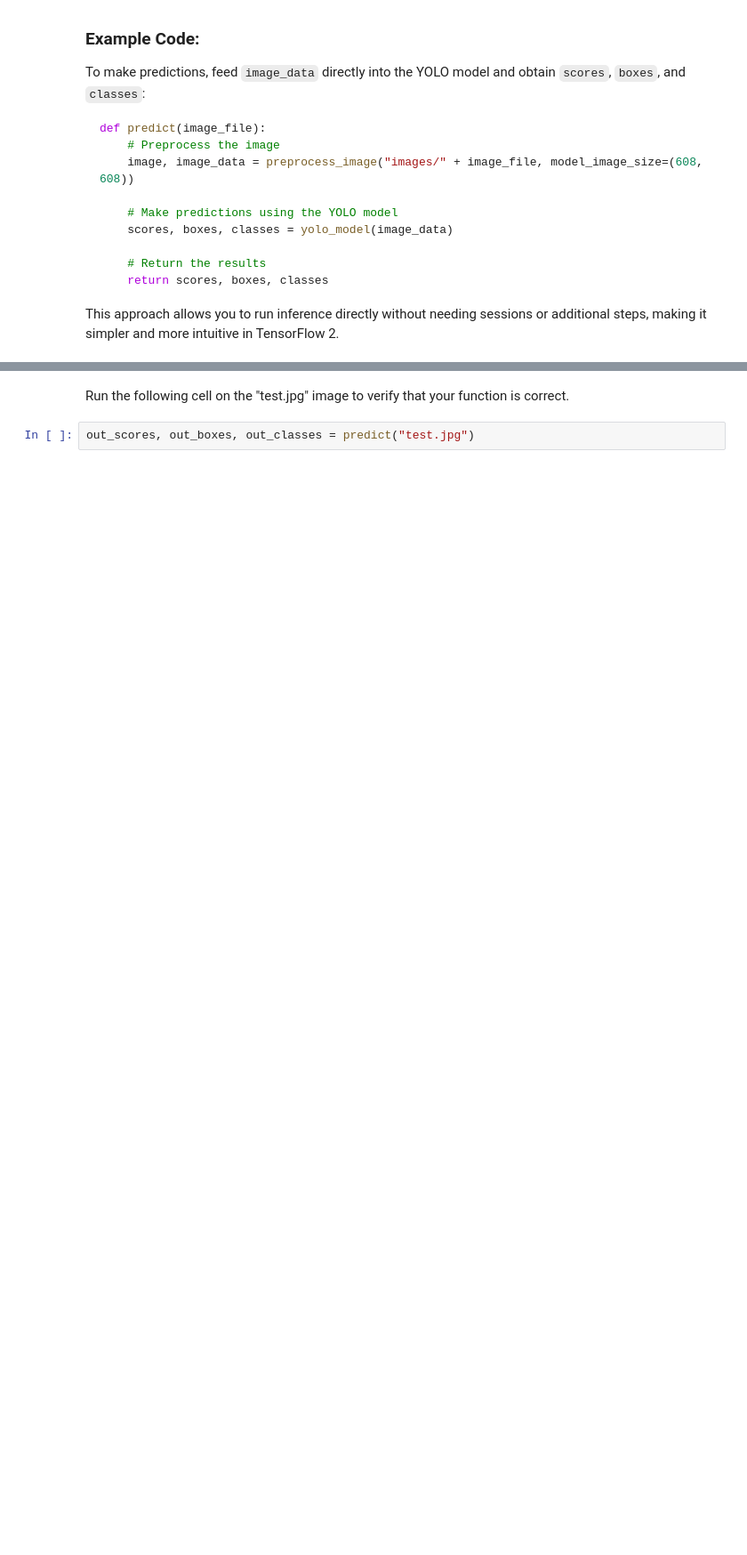
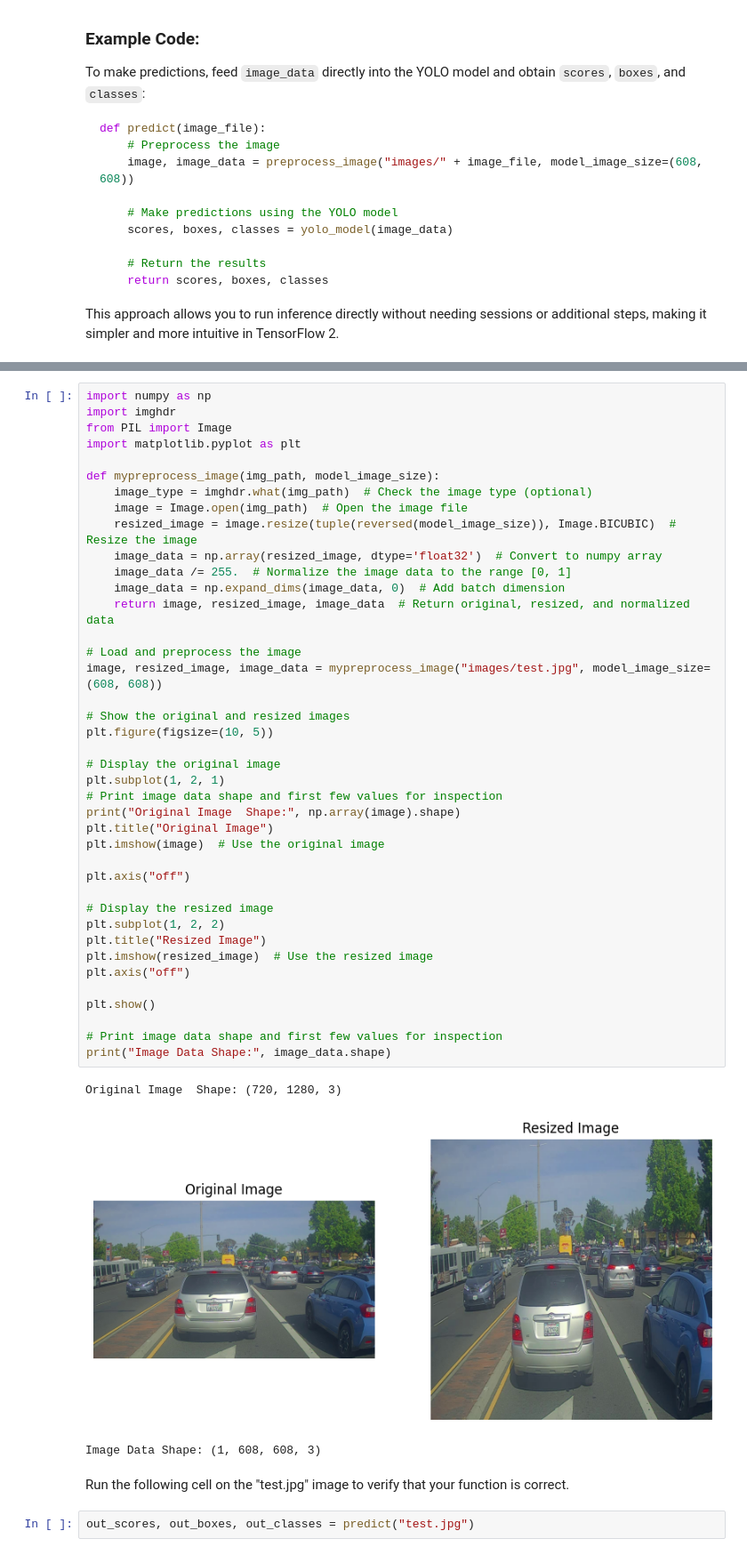
Before and after one commit to umermjd11/DLC4M3A1, a Jupyter notebook: ADA_Car_detection_v3tf2.ipynb, the cells around one changed output, grey strips where cells are left out. Shown: that part at 89% size. Drawn from its saved outputs; the diff is of its cells as text; blank space fills up the shorter version.

Commit message:
checking image, resized_image, image_data shape

```diff
--- a/ADA_Car_detection_v3tf2.ipynb
+++ b/ADA_Car_detection_v3tf2.ipynb
@@ -862,6 +861,50 @@ def predict(image_file):
     plt.show()
 
     return scores, boxes, classes
+# %%
+import numpy as np
+import imghdr
+from PIL import Image
+import matplotlib.pyplot as plt
+
+def mypreprocess_image(img_path, model_image_size):
+    image_type = imghdr.what(img_path)  # Check the image type (optional)
+    image = Image.open(img_path)  # Open the image file
+    resized_image = image.resize(tuple(reversed(model_image_size)), Image.BICUBIC)  # Resize the image
+    image_data = np.array(resized_image, dtype='float32')  # Convert to numpy array
+    image_data /= 255.  # Normalize the image data to the range [0, 1]
+    image_data = np.expand_dims(image_data, 0)  # Add batch dimension
+    return image, resized_image, image_data  # Return original, resized, and normalized data
+
+# Load and preprocess the image
+image, resized_image, image_data = mypreprocess_image("images/test.jpg", model_image_size=(608, 608))
+
+# Show the original and resized images
+plt.figure(figsize=(10, 5))
+
+# Display the original image
+plt.subplot(1, 2, 1)
+# Print image data shape and first few values for inspection
+print("Original Image  Shape:", np.array(image).shape)
+plt.title("Original Image")
+plt.imshow(image)  # Use the original image
+
+plt.axis("off")
+
+# Display the resized image
+plt.subplot(1, 2, 2)
+plt.title("Resized Image")
+plt.imshow(resized_image)  # Use the resized image
+plt.axis("off")
+
+plt.show()
+
+# Print image data shape and first few values for inspection
+print("Image Data Shape:", image_data.shape)
+# %% [output]
+Original Image  Shape: (720, 1280, 3)
+[figure, added]
+Image Data Shape: (1, 608, 608, 3)
 # %% [markdown]
 Run the following cell on the "test.jpg" image to verify that your function is correct.
 # %%
```
Also changed, not shown: parts of 5 cells of this notebook.
